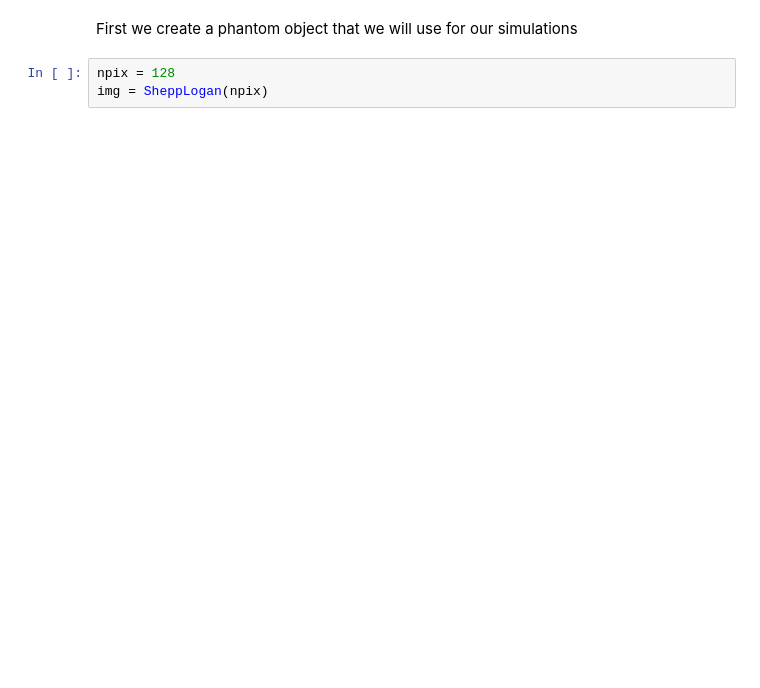
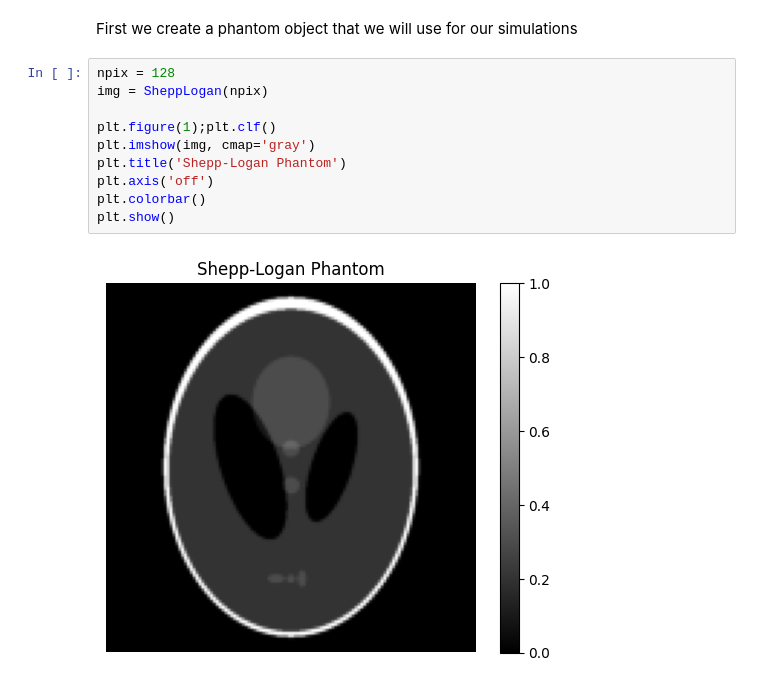
Before and after one commit to antonyvam/nDTomo, a Jupyter notebook: docs/source/notebooks/tutorial_sinogram_handling.ipynb, the cells around one changed output. Cells and saved outputs as stored; diff of their text form; blank space fills up the shorter version.

```diff
--- a/docs/source/notebooks/tutorial_sinogram_handling.ipynb
+++ b/docs/source/notebooks/tutorial_sinogram_handling.ipynb
@@ -79,5 +77,14 @@ ModuleNotFoundError: No module named 'nDTomo.sim.phantoms'
 # %% [markdown]
 First we create a phantom object that we will use for our simulations
-# %%
-npix = 128
-img = SheppLogan(npix)
+# %%
+npix = 128
+img = SheppLogan(npix)
+
+plt.figure(1);plt.clf()
+plt.imshow(img, cmap='gray')
+plt.title('Shepp-Logan Phantom')
+plt.axis('off')
+plt.colorbar()
+plt.show()
+# %% [output]
+[figure, added]
```
Also changed, not shown: parts of 1 cell of this notebook.
